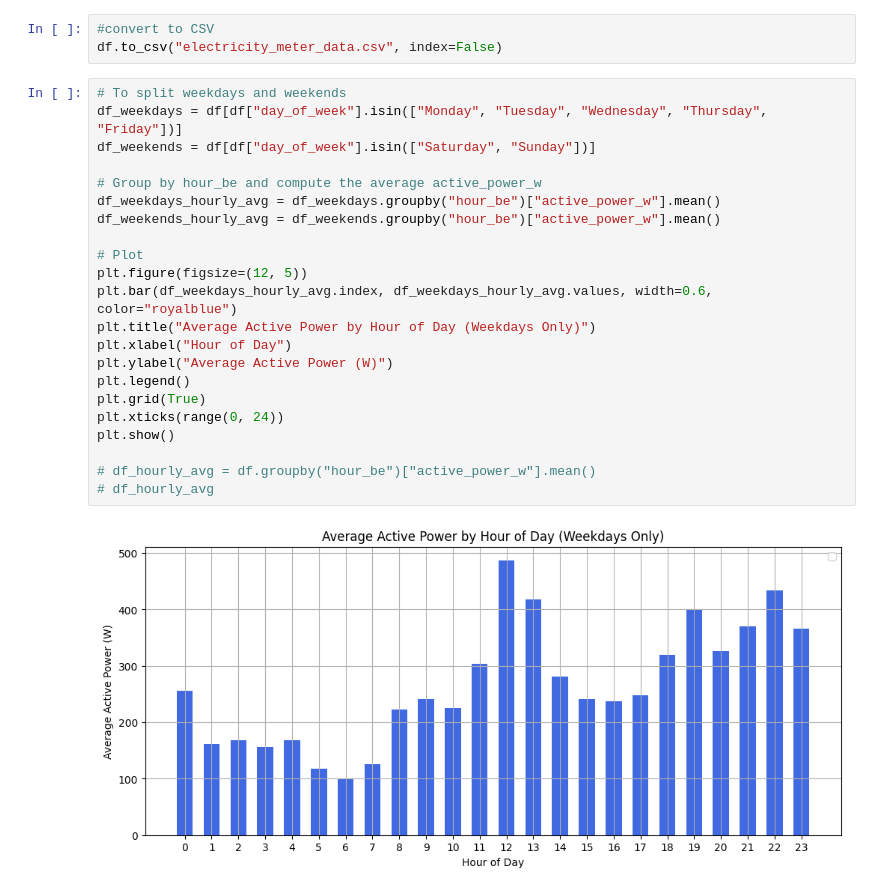
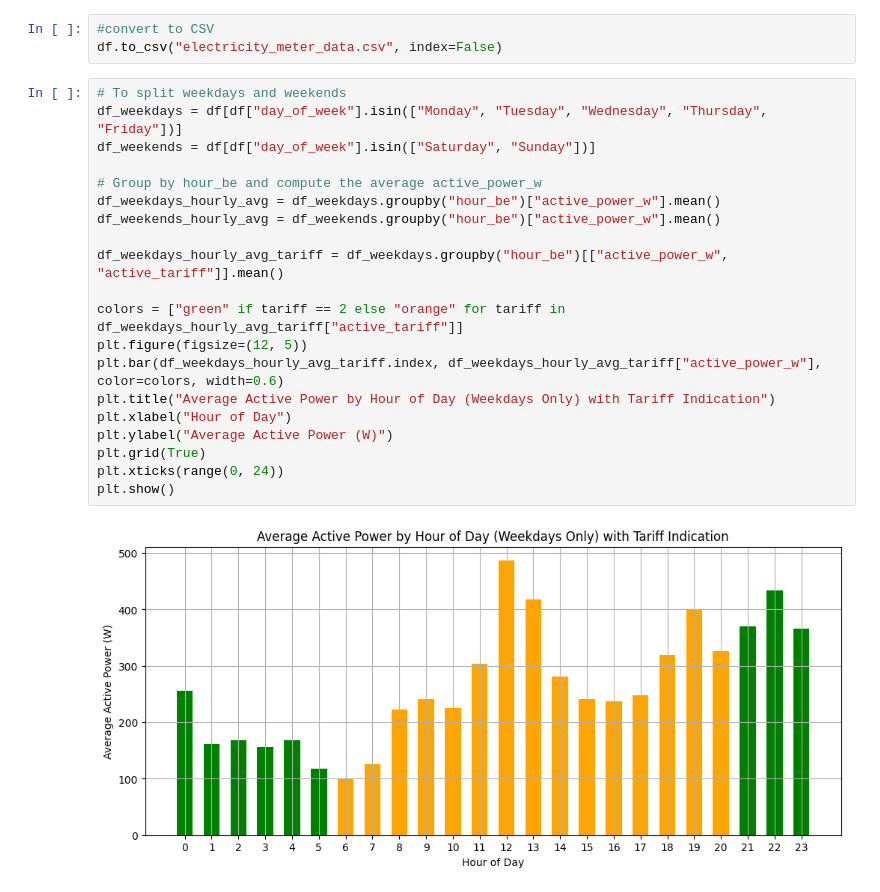
Before and after one commit to omarecd/enerlytics, a Jupyter notebook: 01_enerlytics_db_connection.ipynb, the cells around one changed output. Saved outputs shown, nothing was run; the diff lists cells and outputs as text.

```diff
--- a/01_enerlytics_db_connection.ipynb
+++ b/01_enerlytics_db_connection.ipynb
@@ -174,24 +174,22 @@ df.to_csv("electricity_meter_data.csv", index=False)
 # %%
 # To split weekdays and weekends
 df_weekdays = df[df["day_of_week"].isin(["Monday", "Tuesday", "Wednesday", "Thursday", "Friday"])]
 df_weekends = df[df["day_of_week"].isin(["Saturday", "Sunday"])]
 
 # Group by hour_be and compute the average active_power_w
 df_weekdays_hourly_avg = df_weekdays.groupby("hour_be")["active_power_w"].mean()
 df_weekends_hourly_avg = df_weekends.groupby("hour_be")["active_power_w"].mean()
 
-# Plot
+df_weekdays_hourly_avg_tariff = df_weekdays.groupby("hour_be")[["active_power_w", "active_tariff"]].mean()
+
+colors = ["green" if tariff == 2 else "orange" for tariff in df_weekdays_hourly_avg_tariff["active_tariff"]]
 plt.figure(figsize=(12, 5))
-plt.bar(df_weekdays_hourly_avg.index, df_weekdays_hourly_avg.values, width=0.6, color="royalblue")
-plt.title("Average Active Power by Hour of Day (Weekdays Only)")
+plt.bar(df_weekdays_hourly_avg_tariff.index, df_weekdays_hourly_avg_tariff["active_power_w"], color=colors, width=0.6)
+plt.title("Average Active Power by Hour of Day (Weekdays Only) with Tariff Indication")
 plt.xlabel("Hour of Day")
 plt.ylabel("Average Active Power (W)")
-plt.legend()
 plt.grid(True)
 plt.xticks(range(0, 24))
 plt.show()
-
-# df_hourly_avg = df.groupby("hour_be")["active_power_w"].mean()
-# df_hourly_avg
 # %% [output]
-[figure, old version]
+[figure, new version]
```
Also changed, not shown: parts of 5 cells of this notebook, 1 other file.
